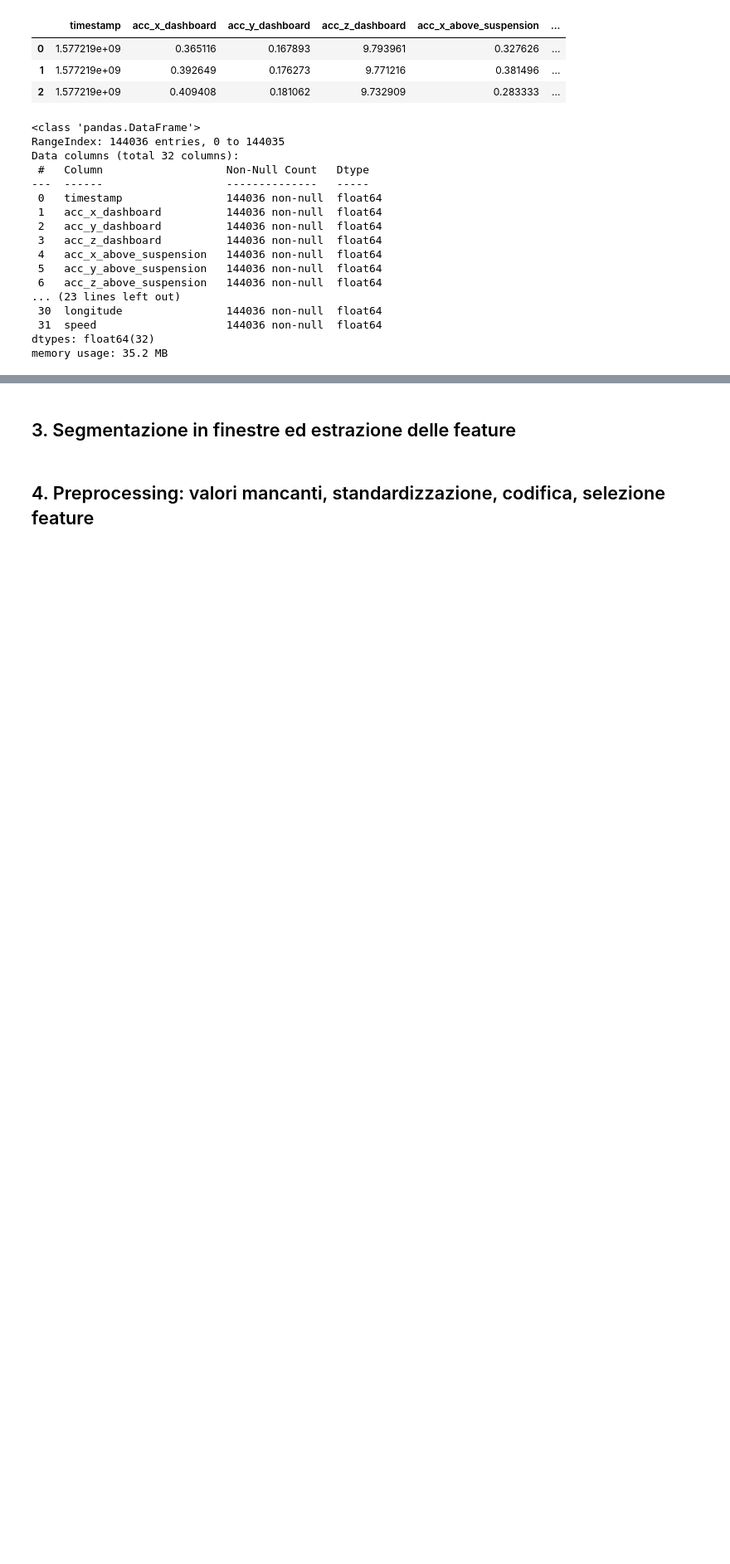
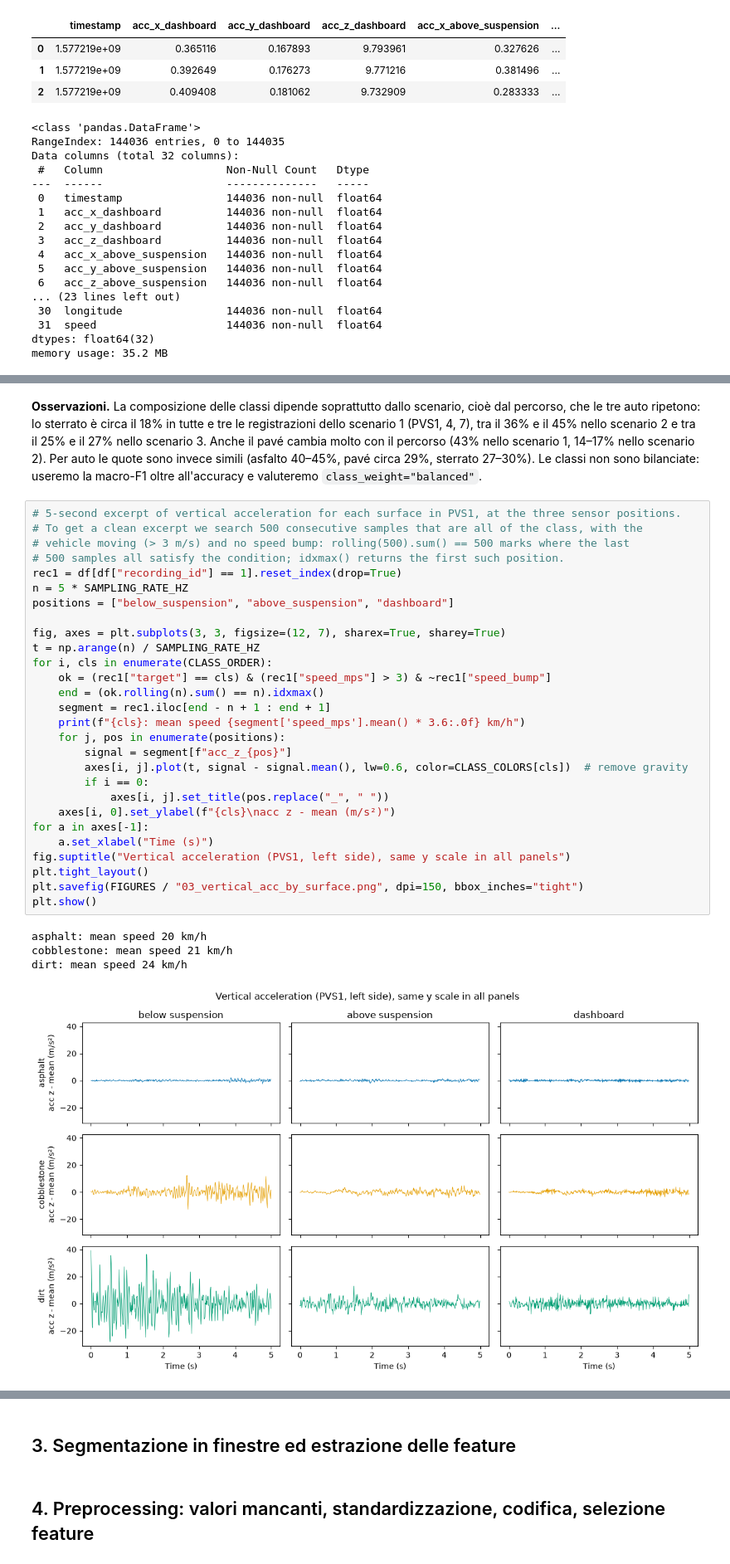
Before and after one commit to DennisBrancaleoni/ml-from-scratch, a Jupyter notebook: notebooks/progetto_pvs.ipynb, the cells around one changed output, grey strips where cells are left out. Shown at 83% size. Drawn from its saved outputs; the diff is of its cells as text; blank space fills up the shorter version.

```diff
--- a/notebooks/progetto_pvs.ipynb
+++ b/notebooks/progetto_pvs.ipynb
@@ -197,0 +346,35 @@ fraction of samples where speed changes: 0.009664250604015663
+# %% [markdown]
+**Osservazioni.** La composizione delle classi dipende soprattutto dallo scenario, cioè dal percorso, che le tre auto ripetono: lo sterrato è circa il 18% in tutte e tre le registrazioni dello scenario 1 (PVS1, 4, 7), tra il 36% e il 45% nello scenario 2 e tra il 25% e il 27% nello scenario 3. Anche il pavé cambia molto con il percorso (43% nello scenario 1, 14–17% nello scenario 2). Per auto le quote sono invece simili (asfalto 40–45%, pavé circa 29%, sterrato 27–30%). Le classi non sono bilanciate: useremo la macro-F1 oltre all'accuracy e valuteremo `class_weight="balanced"`.
+# %%
+# 5-second excerpt of vertical acceleration for each surface in PVS1, at the three sensor positions.
+# To get a clean excerpt we search 500 consecutive samples that are all of the class, with the
+# vehicle moving (> 3 m/s) and no speed bump: rolling(500).sum() == 500 marks where the last
+# 500 samples all satisfy the condition; idxmax() returns the first such position.
+rec1 = df[df["recording_id"] == 1].reset_index(drop=True)
+n = 5 * SAMPLING_RATE_HZ
+positions = ["below_suspension", "above_suspension", "dashboard"]
+
+fig, axes = plt.subplots(3, 3, figsize=(12, 7), sharex=True, sharey=True)
+t = np.arange(n) / SAMPLING_RATE_HZ
+for i, cls in enumerate(CLASS_ORDER):
+    ok = (rec1["target"] == cls) & (rec1["speed_mps"] > 3) & ~rec1["speed_bump"]
+    end = (ok.rolling(n).sum() == n).idxmax()
+    segment = rec1.iloc[end - n + 1 : end + 1]
+    print(f"{cls}: mean speed {segment['speed_mps'].mean() * 3.6:.0f} km/h")
+    for j, pos in enumerate(positions):
+        signal = segment[f"acc_z_{pos}"]
+        axes[i, j].plot(t, signal - signal.mean(), lw=0.6, color=CLASS_COLORS[cls])  # remove gravity
+        if i == 0:
+            axes[i, j].set_title(pos.replace("_", " "))
+    axes[i, 0].set_ylabel(f"{cls}\nacc z - mean (m/s²)")
+for a in axes[-1]:
+    a.set_xlabel("Time (s)")
+fig.suptitle("Vertical acceleration (PVS1, left side), same y scale in all panels")
+plt.tight_layout()
+plt.savefig(FIGURES / "03_vertical_acc_by_surface.png", dpi=150, bbox_inches="tight")
+plt.show()
+# %% [output]
+asphalt: mean speed 20 km/h
+cobblestone: mean speed 21 km/h
+dirt: mean speed 24 km/h
+[figure, added]
```
Also changed, not shown: parts of 32 cells of this notebook, 2 other files.
